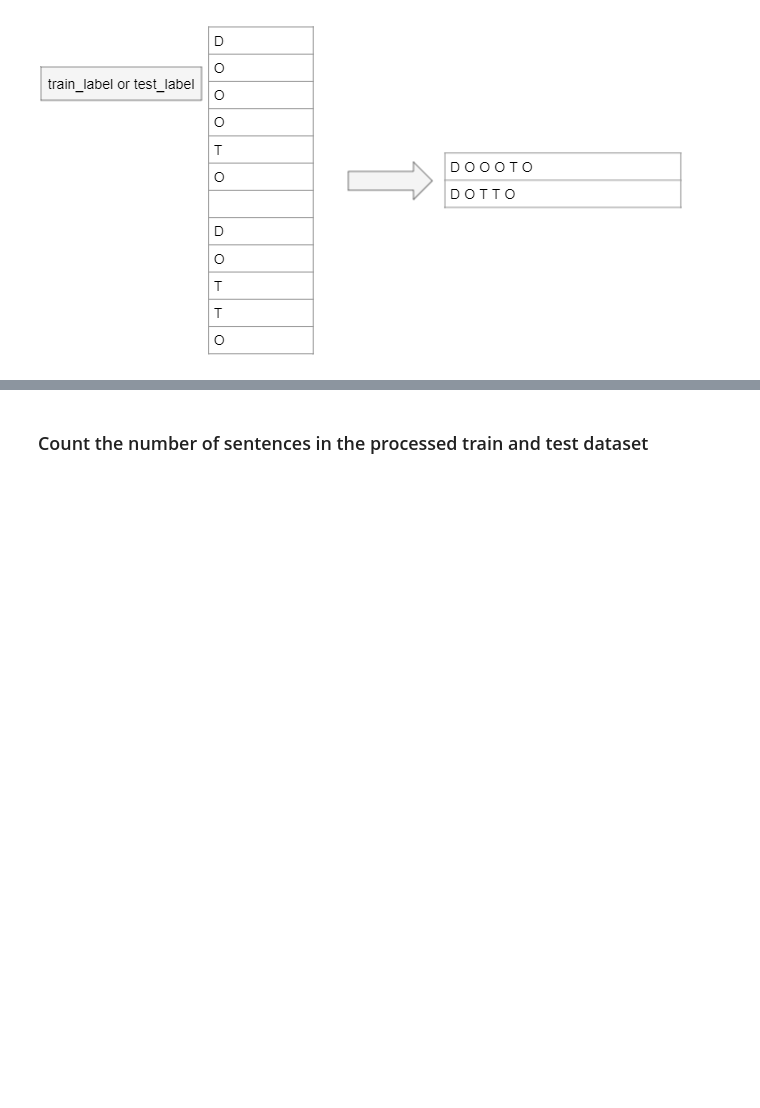
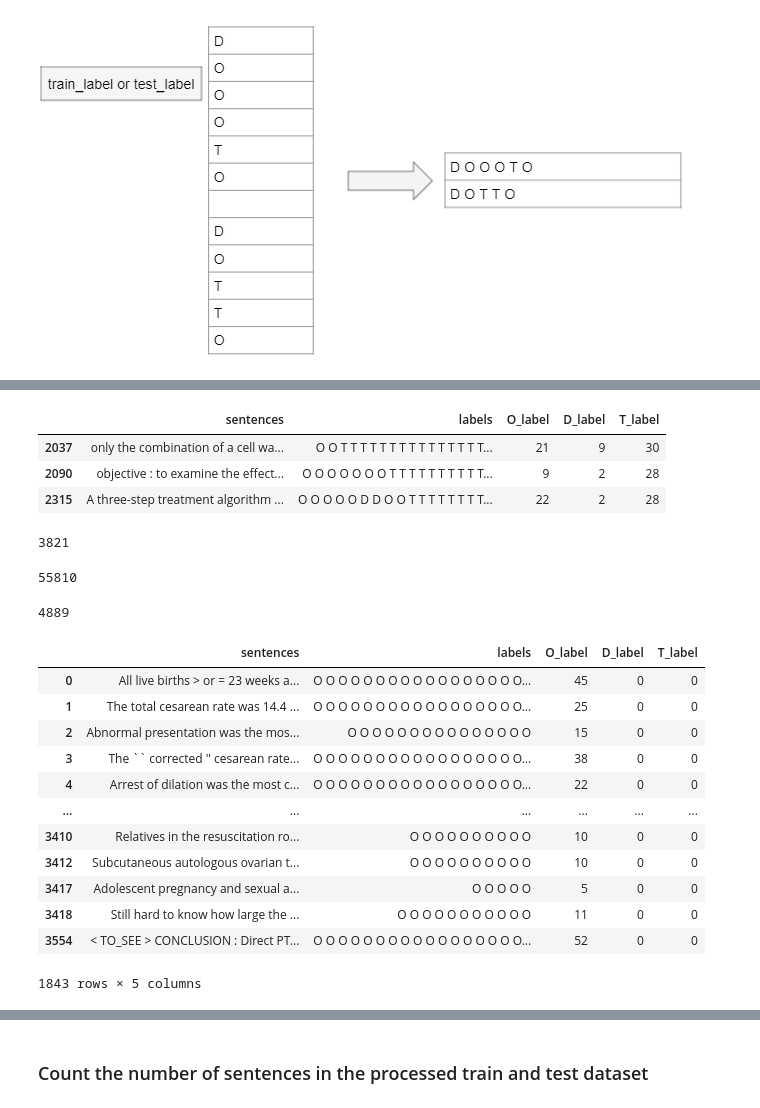
Before and after one commit to chaturvediajay/NLP, a Jupyter notebook: Assignment.ipynb, the cells around one changed output, grey strips where cells are left out. Drawn from its saved outputs; the diff is of its cells as text; code cells hidden in the pictures; blank space fills up the shorter version.

```diff
--- a/Assignment.ipynb
+++ b/Assignment.ipynb
@@ -43,0 +191,35 @@ The dataset provided is in the form of one word per line. Let's understand the f
+# %%
+df[df.T_label>25]
+# %% [output]
+|  | sentences | labels | O_label | D_label | T_label |
+| 2037 | only the combination of a cell wa... | O O T T T T T T T T T T T T T T T... | 21 | 9 | 30 |
+| 2090 | objective : to examine the effect... | O O O O O O O T T T T T T T T T T... | 9 | 2 | 28 |
+| 2315 | A three-step treatment algorithm ... | O O O O O D D O O T T T T T T T T... | 22 | 2 | 28 |
+# %%
+df.T_label.sum()
+# %% [output]
+3821
+# %%
+df.O_label.sum()
+# %% [output]
+55810
+# %%
+df.D_label.sum()
+# %% [output]
+4889
+# %%
+df[(df.T_label==0)&(df.D_label==0)]
+# %% [output]
+|  | sentences | labels | O_label | D_label | T_label |
+| 0 | All live births > or = 23 weeks a... | O O O O O O O O O O O O O O O O O... | 45 | 0 | 0 |
+| 1 | The total cesarean rate was 14.4 ... | O O O O O O O O O O O O O O O O O... | 25 | 0 | 0 |
+| 2 | Abnormal presentation was the mos... | O O O O O O O O O O O O O O O | 15 | 0 | 0 |
+| 3 | The `` corrected '' cesarean rate... | O O O O O O O O O O O O O O O O O... | 38 | 0 | 0 |
+| 4 | Arrest of dilation was the most c... | O O O O O O O O O O O O O O O O O... | 22 | 0 | 0 |
+| ... | ... | ... | ... | ... | ... |
+| 3410 | Relatives in the resuscitation ro... | O O O O O O O O O O | 10 | 0 | 0 |
+| 3412 | Subcutaneous autologous ovarian t... | O O O O O O O O O O | 10 | 0 | 0 |
+| 3417 | Adolescent pregnancy and sexual a... | O O O O O | 5 | 0 | 0 |
+| 3418 | Still hard to know how large the ... | O O O O O O O O O O O | 11 | 0 | 0 |
+| 3554 | < TO_SEE > CONCLUSION : Direct PT... | O O O O O O O O O O O O O O O O O... | 52 | 0 | 0 |
+1843 rows × 5 columns
```
Also changed, not shown: parts of 57 cells of this notebook.
